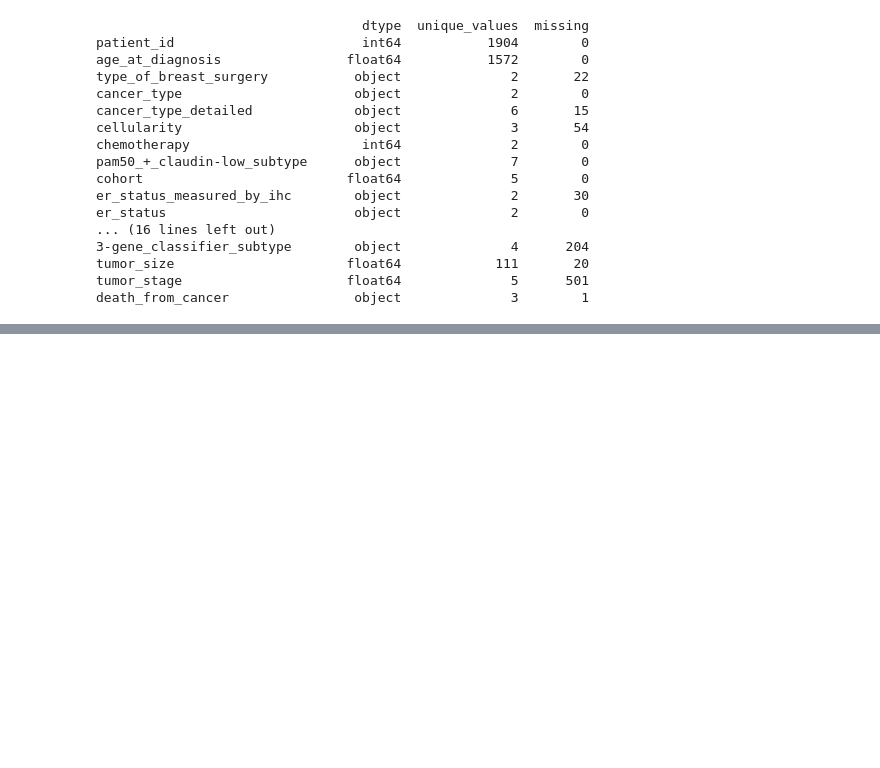
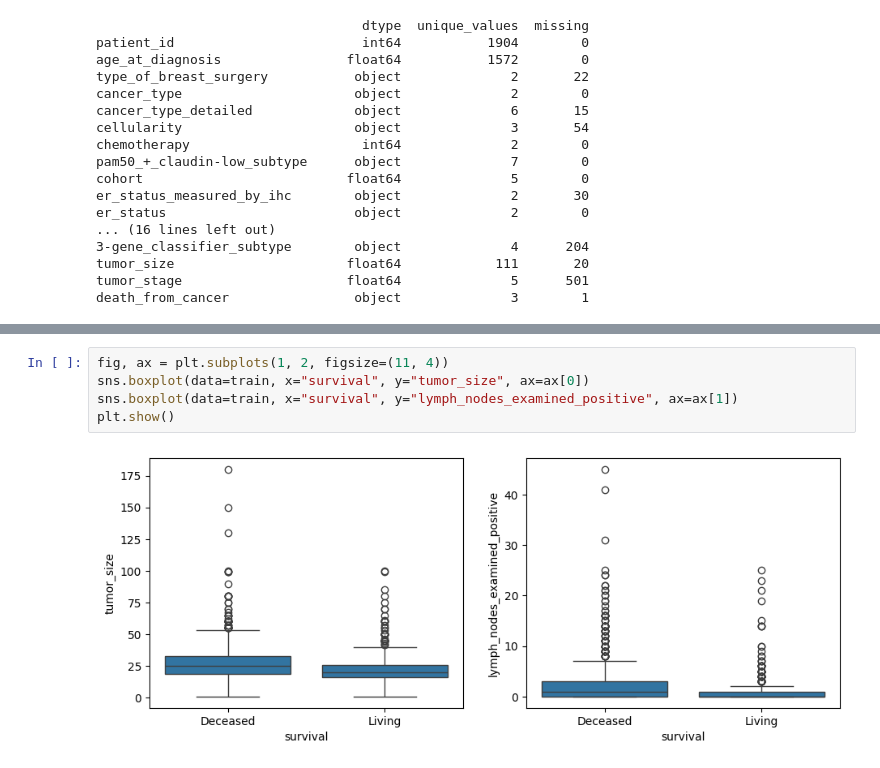
Before and after one commit to ParthHarde/breast-cancer-project, a Jupyter notebook: metabric/01_metabric_data.ipynb, the cells around one changed output, grey strips where cells are left out. Saved outputs shown, nothing was run; the diff lists cells and outputs as text; blank space fills up the shorter version.

```diff
--- a/metabric/01_metabric_data.ipynb
+++ b/metabric/01_metabric_data.ipynb
@@ -167,0 +355,7 @@ death_from_cancer                object              3        1
+# %%
+fig, ax = plt.subplots(1, 2, figsize=(11, 4))
+sns.boxplot(data=train, x="survival", y="tumor_size", ax=ax[0])
+sns.boxplot(data=train, x="survival", y="lymph_nodes_examined_positive", ax=ax[1])
+plt.show()
+# %% [output]
+[figure, added]
```
Also changed, not shown: parts of 23 cells of this notebook.
